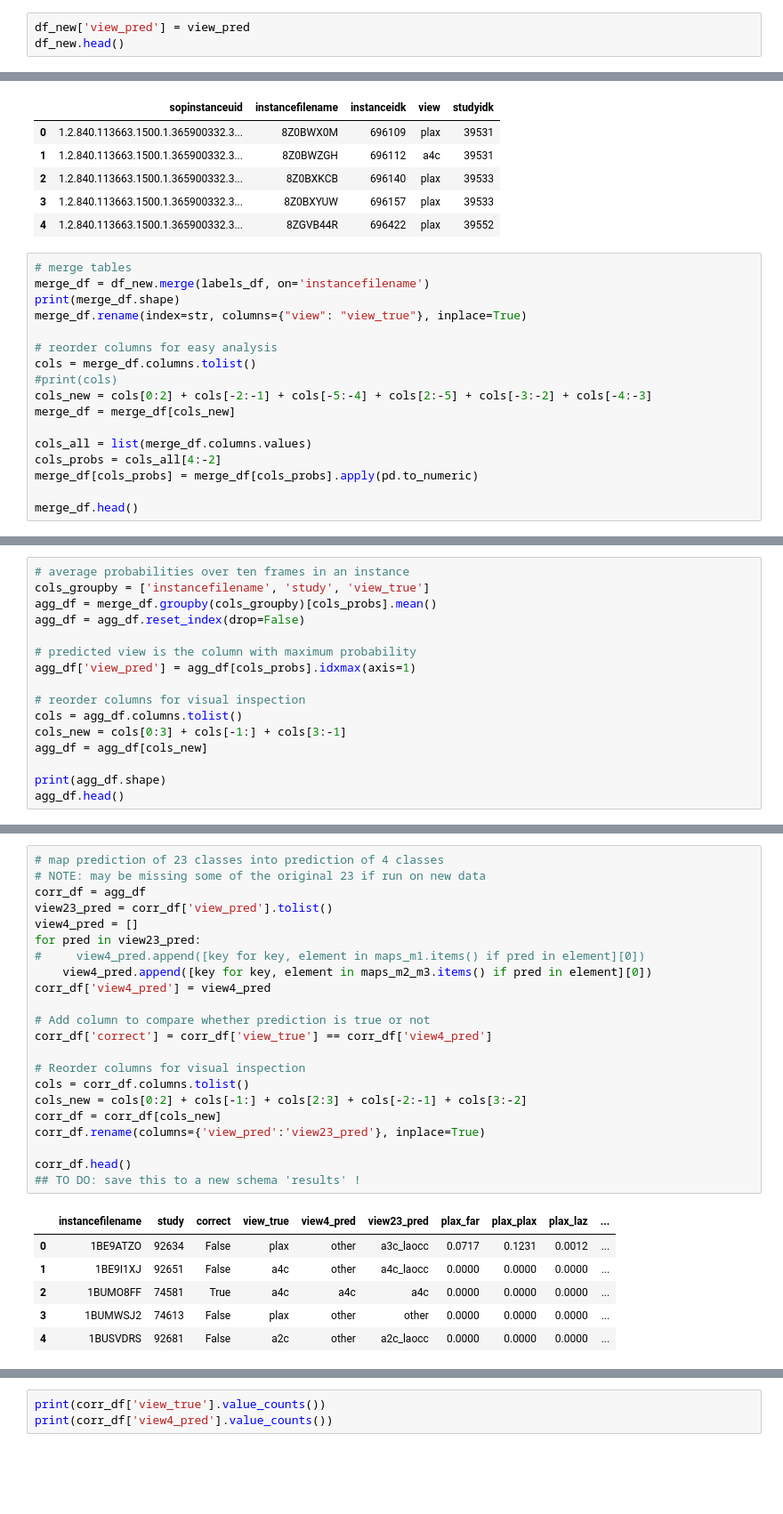
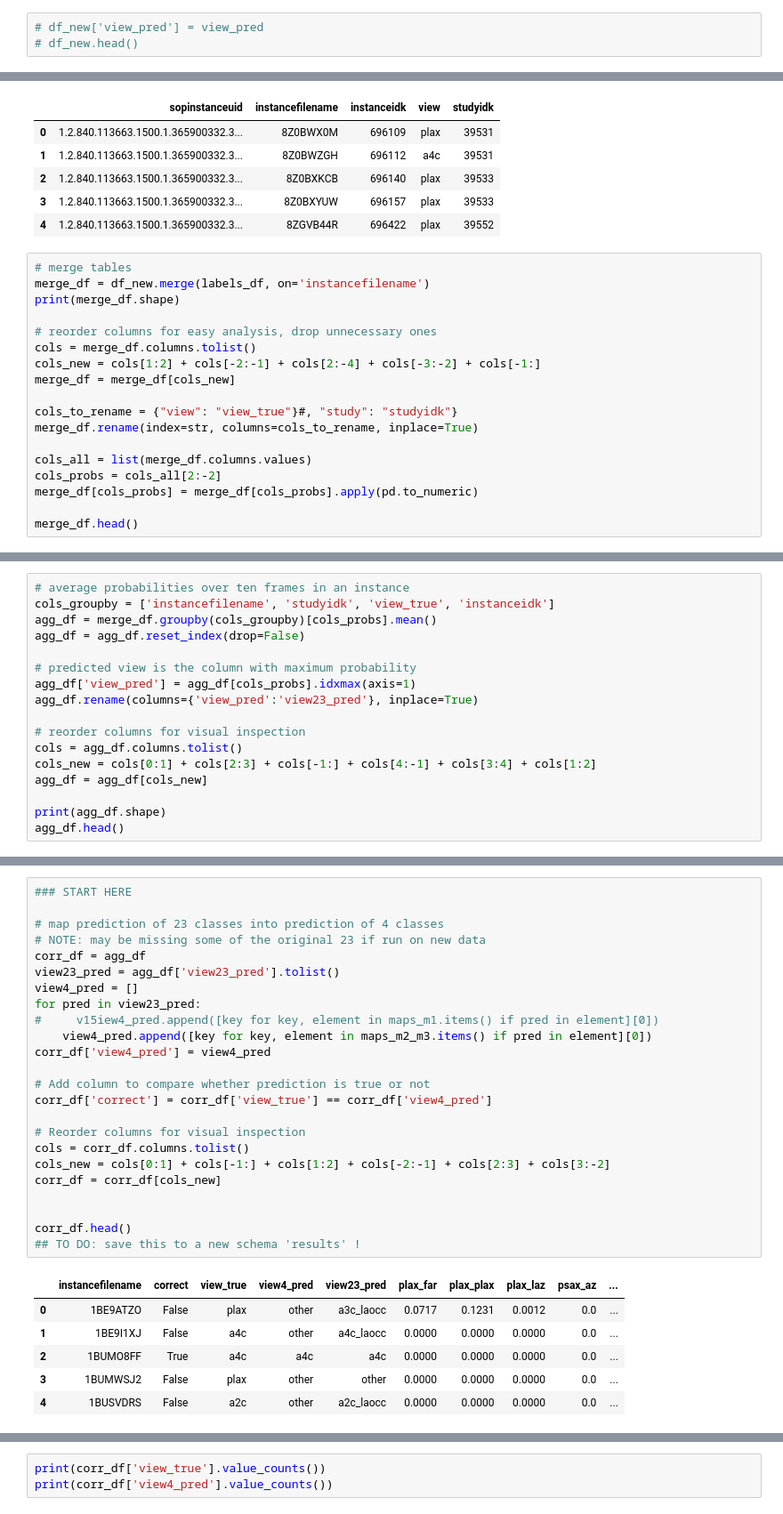
Before and after one commit to dssg/usal_echo_public, a Jupyter notebook: notebooks/20190807_DVV_m1_probabilities_output.ipynb, the cells around one changed output, grey strips where cells are left out. Shown: that part at 89% size. Cells and saved outputs as stored; diff of their text form; blank space fills up the shorter version.

```diff
--- a/notebooks/20190807_DVV_m1_probabilities_output.ipynb
+++ b/notebooks/20190807_DVV_m1_probabilities_output.ipynb
@@ -103,8 +99,8 @@ for ind in max_inds:
 # %% [output]
 10250
 # %%
-df_new['view_pred'] = view_pred
-df_new.head()
+# df_new['view_pred'] = view_pred
+# df_new.head()
 # %% [output]
 |  | study | instancefilename | plax_far | plax_plax | plax_laz | psax_az | psax_mv | psax_pap | a2c_lvocc_s | ... |
 | 1 | 85903 | AEXT2OYW | 0 | 0 | 0 | 0 | 0 | 0 | 0 | ... |
@@ -136,16 +132,17 @@ labels_df.head()
 # merge tables
 merge_df = df_new.merge(labels_df, on='instancefilename')
 print(merge_df.shape)
-merge_df.rename(index=str, columns={"view": "view_true"}, inplace=True)
 
-# reorder columns for easy analysis
+# reorder columns for easy analysis, drop unnecessary ones
 cols = merge_df.columns.tolist()
-#print(cols)
-cols_new = cols[0:2] + cols[-2:-1] + cols[-5:-4] + cols[2:-5] + cols[-3:-2] + cols[-4:-3]
+cols_new = cols[1:2] + cols[-2:-1] + cols[2:-4] + cols[-3:-2] + cols[-1:]
 merge_df = merge_df[cols_new]
 
+cols_to_rename = {"view": "view_true"}#, "study": "studyidk"}
+merge_df.rename(index=str, columns=cols_to_rename, inplace=True)
+
 cols_all = list(merge_df.columns.values)
-cols_probs = cols_all[4:-2]
+cols_probs = cols_all[2:-2]
 merge_df[cols_probs] = merge_df[cols_probs].apply(pd.to_numeric)
 
 merge_df.head()
@@ -161,15 +159,16 @@ merge_df.head()
 # %%
 # average probabilities over ten frames in an instance
-cols_groupby = ['instancefilename', 'study', 'view_true']
+cols_groupby = ['instancefilename', 'studyidk', 'view_true', 'instanceidk']
 agg_df = merge_df.groupby(cols_groupby)[cols_probs].mean()
 agg_df = agg_df.reset_index(drop=False)
 
 # predicted view is the column with maximum probability
 agg_df['view_pred'] = agg_df[cols_probs].idxmax(axis=1)
+agg_df.rename(columns={'view_pred':'view23_pred'}, inplace=True)
 
 # reorder columns for visual inspection
 cols = agg_df.columns.tolist()
-cols_new = cols[0:3] + cols[-1:] + cols[3:-1]
+cols_new = cols[0:1] + cols[2:3] + cols[-1:] + cols[4:-1] + cols[3:4] + cols[1:2]
 agg_df = agg_df[cols_new]
 
 print(agg_df.shape)
@@ -210,31 +209,33 @@ other_views_m2_m3 = other_views + ['plax_lac', 'plax_far', \
 maps_m2_m3 = {'plax': ['plax_plax'], 'a2c': ['a2c'], \
               'a4c': ['a4c'], 'other': other_views_m2_m3}
 # %%
+### START HERE
+
 # map prediction of 23 classes into prediction of 4 classes
 # NOTE: may be missing some of the original 23 if run on new data
 corr_df = agg_df
-view23_pred = corr_df['view_pred'].tolist()
+view23_pred = agg_df['view23_pred'].tolist()
 view4_pred = []
 for pred in view23_pred:
-#     view4_pred.append([key for key, element in maps_m1.items() if pred in element][0])
+#     v15iew4_pred.append([key for key, element in maps_m1.items() if pred in element][0])
     view4_pred.append([key for key, element in maps_m2_m3.items() if pred in element][0])
 corr_df['view4_pred'] = view4_pred
 
 # Add column to compare whether prediction is true or not
 corr_df['correct'] = corr_df['view_true'] == corr_df['view4_pred']
 
 # Reorder columns for visual inspection
 cols = corr_df.columns.tolist()
-cols_new = cols[0:2] + cols[-1:] + cols[2:3] + cols[-2:-1] + cols[3:-2]
+cols_new = cols[0:1] + cols[-1:] + cols[1:2] + cols[-2:-1] + cols[2:3] + cols[3:-2]
 corr_df = corr_df[cols_new]
-corr_df.rename(columns={'view_pred':'view23_pred'}, inplace=True)
+
 
 corr_df.head()
 ## TO DO: save this to a new schema 'results' !
 # %% [output]
-|  | instancefilename | study | correct | view_true | view4_pred | view23_pred | plax_far | plax_plax | plax_laz | ... |
-| 0 | 1BE9ATZO | 92634 | False | plax | other | a3c_laocc | 0.0717 | 0.1231 | 0.0012 | ... |
-| 1 | 1BE9I1XJ | 92651 | False | a4c | other | a4c_laocc | 0.0000 | 0.0000 | 0.0000 | ... |
-| 2 | 1BUMO8FF | 74581 | True | a4c | a4c | a4c | 0.0000 | 0.0000 | 0.0000 | ... |
-| 3 | 1BUMWSJ2 | 74613 | False | plax | other | other | 0.0000 | 0.0000 | 0.0000 | ... |
-| 4 | 1BUSVDRS | 92681 | False | a2c | other | a2c_laocc | 0.0000 | 0.0000 | 0.0000 | ... |
+|  | instancefilename | correct | view_true | view4_pred | view23_pred | plax_far | plax_plax | plax_laz | psax_az | ... |
+| 0 | 1BE9ATZO | False | plax | other | a3c_laocc | 0.0717 | 0.1231 | 0.0012 | 0.0 | ... |
+| 1 | 1BE9I1XJ | False | a4c | other | a4c_laocc | 0.0000 | 0.0000 | 0.0000 | 0.0 | ... |
+| 2 | 1BUMO8FF | True | a4c | a4c | a4c | 0.0000 | 0.0000 | 0.0000 | 0.0 | ... |
+| 3 | 1BUMWSJ2 | False | plax | other | other | 0.0000 | 0.0000 | 0.0000 | 0.0 | ... |
+| 4 | 1BUSVDRS | False | a2c | other | a2c_laocc | 0.0000 | 0.0000 | 0.0000 | 0.0 | ... |
```
Also changed, not shown: parts of 8 cells of this notebook, 1 other file.
